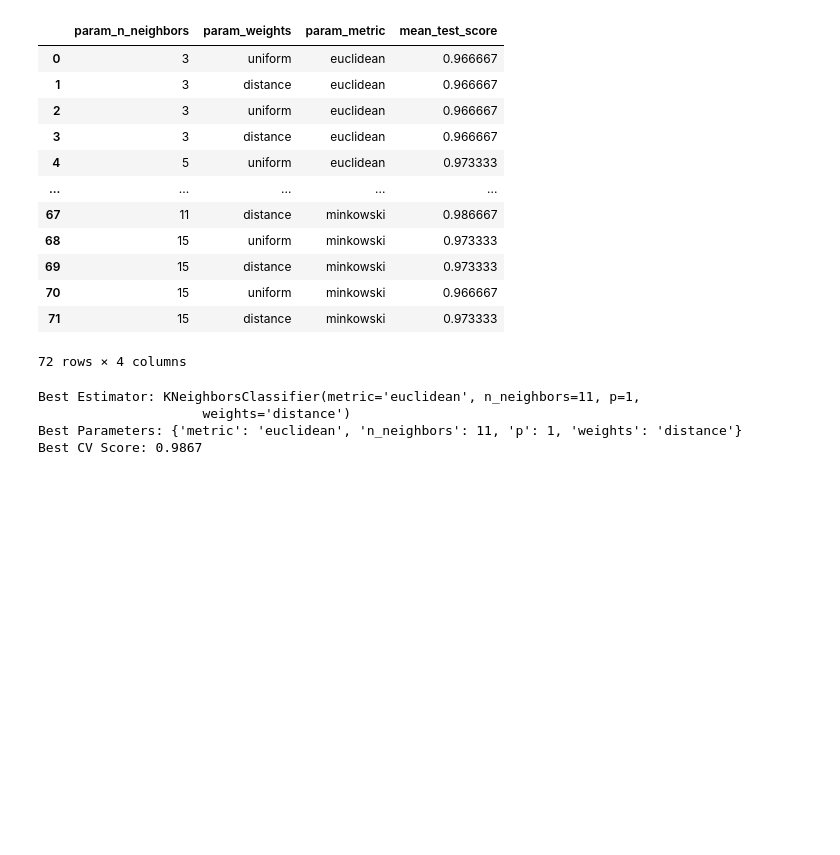
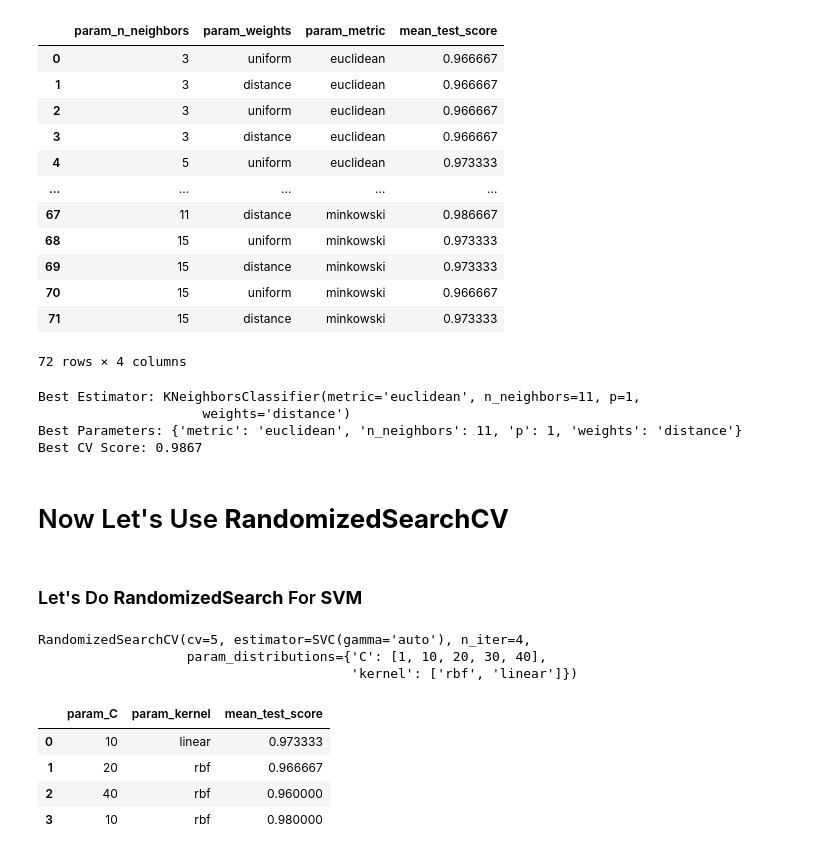
Before and after one commit to MeetPujara/MachineLearning, a Jupyter notebook: 04_ModelTuning_UnsupervisedLearning/01_GridSearchCV.ipynb, the cells around one changed output. Drawn from its saved outputs; the diff is of its cells as text; code cells hidden in the pictures; blank space fills up the shorter version.

```diff
--- a/04_ModelTuning_UnsupervisedLearning/GridSearchCV.ipynb
+++ b/04_ModelTuning_UnsupervisedLearning/01_GridSearchCV.ipynb
@@ -130,3 +131,7 @@ Best Estimator: KNeighborsClassifier(metric='euclidean', n_neighbors=11, p=1,
                      weights='distance')
 Best Parameters: {'metric': 'euclidean', 'n_neighbors': 11, 'p': 1, 'weights': 'distance'}
 Best CV Score: 0.9867
+# %% [markdown]
+# Now Let's Use **RandomizedSearchCV**
+# %% [markdown]
+### Let's Do **RandomizedSearch** For **SVM**
@@ -132,0 +143,15 @@ Best CV Score: 0.9867
+# %%
+svm_classifier_rs.fit(X,y)
+# %% [output]
+RandomizedSearchCV(cv=5, estimator=SVC(gamma='auto'), n_iter=4,
+                   param_distributions={'C': [1, 10, 20, 30, 40],
+                                        'kernel': ['rbf', 'linear']})
+# %%
+results = pd.DataFrame(svm_classifier_rs.cv_results_)
+results[['param_C','param_kernel','mean_test_score']]
+# %% [output]
+|  | param_C | param_kernel | mean_test_score |
+| 0 | 10 | linear | 0.973333 |
+| 1 | 20 | rbf | 0.966667 |
+| 2 | 40 | rbf | 0.960000 |
+| 3 | 10 | rbf | 0.980000 |
```
Also changed, not shown: parts of 8 cells of this notebook, 4 other files.
